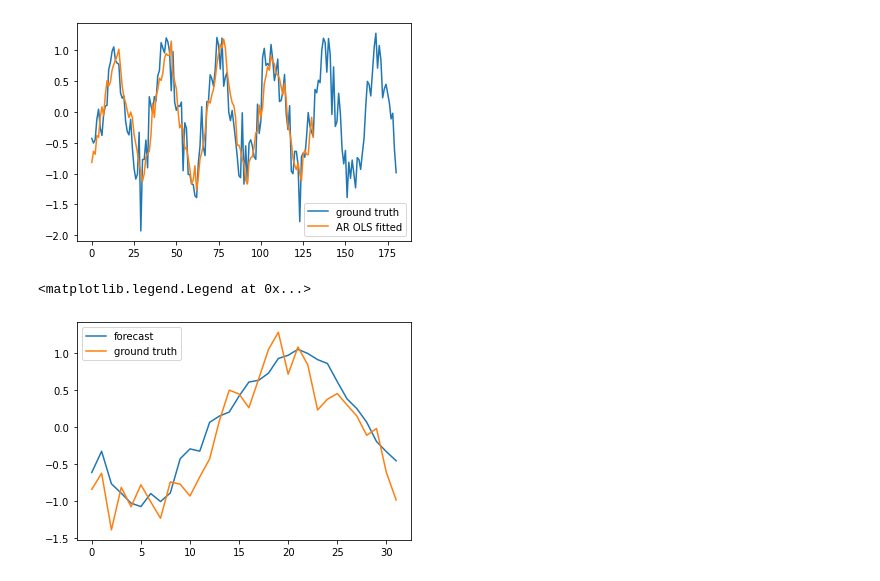
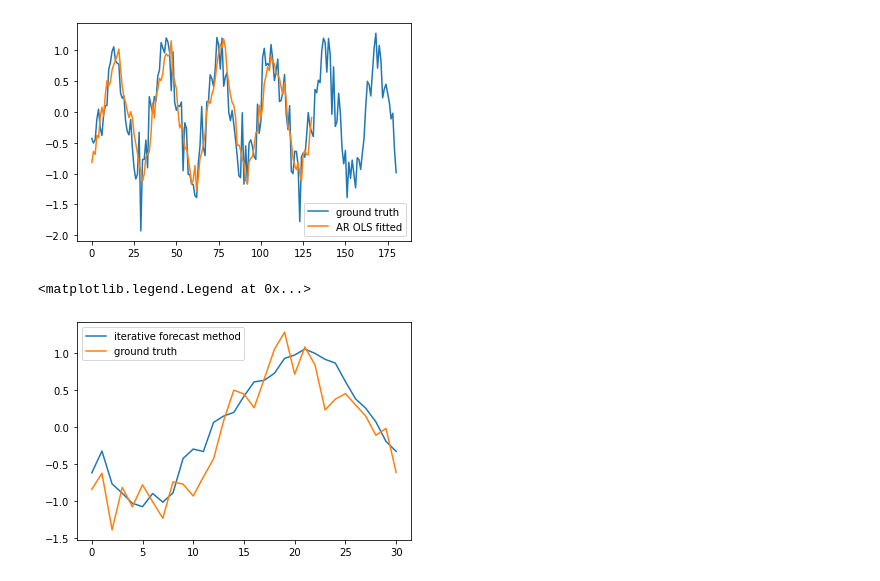
Before and after one commit to health-data-science-OR/forecasting, a Jupyter notebook: autoregression/autoregression1.ipynb, the cells around one changed output. Cells and saved outputs as stored; diff of their text form; code cells hidden in the pictures.

Commit message:
AR OLS iterative and direct comparison complete

```diff
--- a/autoregression/autoregression1.ipynb
+++ b/autoregression/autoregression1.ipynb
@@ -108,13 +109,14 @@ def sliding_window(train, window_size=2, horizon=1):
     '''
     tabular_X = []
     tabular_y = []
-    for i in range(0, len(train) - window_size - horizon + 1):
+
+    for i in range(0, len(train) - window_size - horizon):
         X_train = train[i:window_size+i]
-        y_train = train[i+window_size:window_size+i+horizon]
+        y_train = train[i+window_size+horizon-1]
         tabular_X.append(X_train)
         tabular_y.append(y_train)
 
-    return np.asarray(tabular_X), np.asarray(tabular_y)
+    return np.asarray(tabular_X), np.asarray(tabular_y).reshape(-1, 1)
 # %%
 #Let's do a train test split first
 train = ts_data[:175]
@@ -318,24 +341,24 @@ plt.legend();
 # %%
 #setup test data
 ws = best['ws']
 
 #preprocess time series training and test sets
 X_train, y_train = sliding_window(train, window_size=ws)
 X_test, y_test = sliding_window(test, window_size=ws)
 
 X_train = sm.add_constant(X_train)
 X_test = sm.add_constant(X_test)
 
 model = OLS(endog=y_train, exog=X_train).fit()
 
 #make iterative predictions
 H = len(y_test)
-y_preds = autoregressive_iterative_forecast(model, X_test[0], h=H)
+y_preds_iter = autoregressive_iterative_forecast(model, X_test[0], h=H)
 
 #plot
-plt.plot(y_preds, label='forecast')
+plt.plot(y_preds_iter, label='iterative forecast method')
 plt.plot(y_test, label='ground truth')
 plt.legend()
 # %% [output]
 <matplotlib.legend.Legend at 0x...>
-[figure, old version]
+[figure, new version]
```
Also changed, not shown: parts of 27 cells of this notebook.
